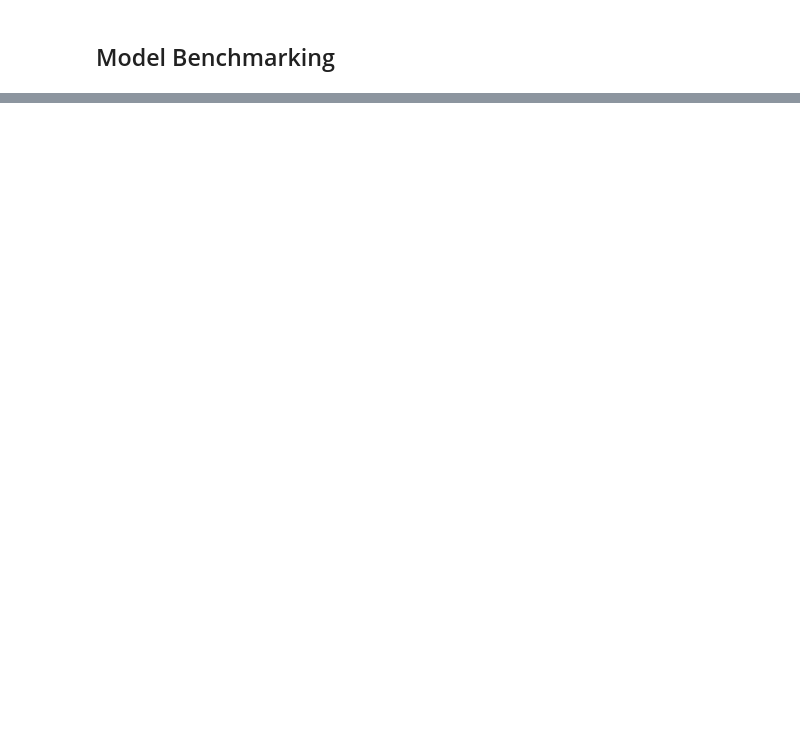
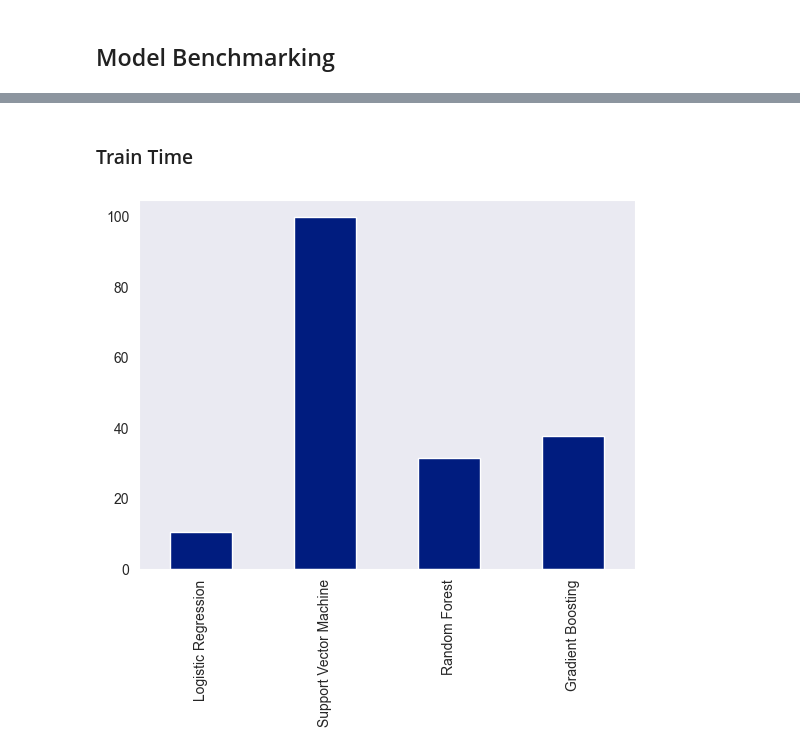
Before and after one commit to DerekSanchez/241117-Telco-Customer-Churn, a Jupyter notebook: results/results_report.ipynb, the cells around one changed output, grey strips where cells are left out. Drawn from its saved outputs; the diff is of its cells as text; code cells hidden in the pictures; blank space fills up the shorter version.

```diff
--- a/results/results_report.ipynb
+++ b/results/results_report.ipynb
@@ -87,12 +137,18 @@ X_test.head()
 ##### Model Fittting
 # %%
 # model fitting
+start_time = time.time()
+
 lr_results = tn.train_model(
     model_name = 'LogisticRegression',
     X_train = X_train,
     y_train = y_train,
     mode = 'manual'
     )
+
+end_time = time.time()
+
+lr_train_time = end_time - start_time
 
 # train score
 lr_train_score = lr_results['cv_train_score']
@@ -164,12 +260,18 @@ missclassified = X_test_plain[y_test != y_pred]
 ##### Model Fittting
 # %%
 # model fitting
+start_time = time.time()
+
 svm_results = tn.train_model(
     model_name = 'SVM',
     X_train = X_train,
     y_train = y_train,
     mode = 'manual'
     )
+
+end_time = time.time()
+
+svm_train_time = end_time - start_time
 
 # train score
 svm_train_score = svm_results['cv_train_score']
@@ -241,12 +383,18 @@ missclassified = X_test_plain[y_test != y_pred]
 ##### Model Fitting
 # %%
 # model fitting
+start_time = time.time()
+
 rf_results = tn.train_model(
     model_name = 'RandomForest',
     X_train = X_train,
     y_train = y_train,
     mode = 'manual'
 )
+
+end_time = time.time()
+
+rf_train_time = end_time - start_time
 
 # train score
 rf_train_score = rf_results['cv_train_score']
@@ -342,12 +530,18 @@ ut.uniqueness_categorical_columns(missclassified)
 ##### Model Fitting
 # %%
 # model fitting
+start_time = time.time()
+
 gb_results = tn.train_model(
     model_name = 'GradientBoosting',
     X_train = X_train,
     y_train = y_train,
     mode = 'manual'
 )
+
+end_time = time.time()
+
+gb_train_time = end_time - start_time
 
 # train score
 gb_train_score = gb_results['cv_train_score']
@@ -433,0 +681,8 @@ et.plot_precision_recall(y_test, y_pred_proba)
+# %% [markdown]
+### Train Time
+# %%
+train_time_df = pd.DataFrame([lr_train_time, svm_train_time, rf_train_time, gb_train_time], index = ['Logistic Regression', 'Support Vector Machine', 'Random Forest', 'Gradient Boosting'])
+train_time_df.plot(kind = 'bar', legend = False)
+plt.show()
+# %% [output]
+[figure, added]
```
Also changed, not shown: parts of 53 cells of this notebook, 3 other files.
